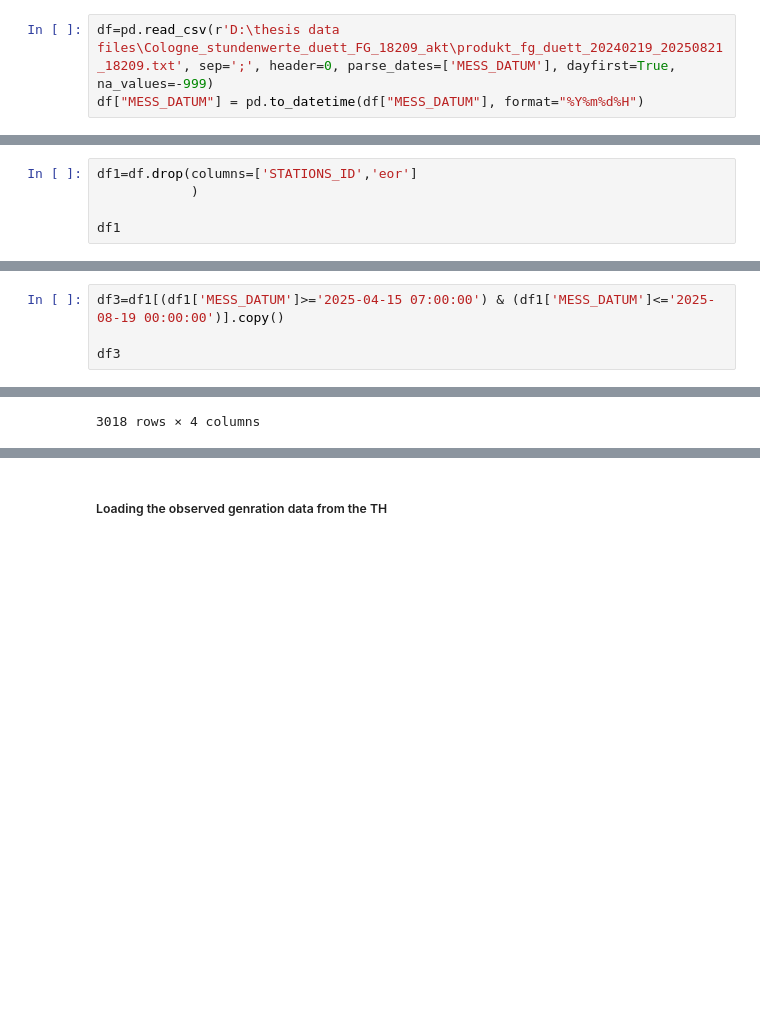
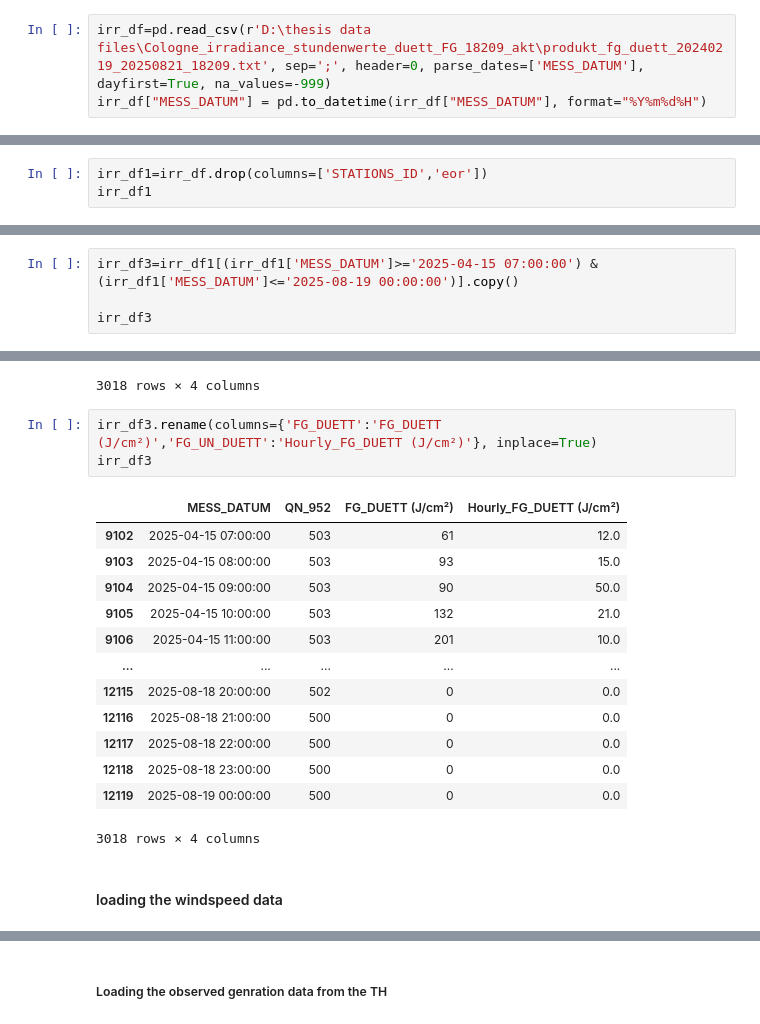
Before and after one commit to AshwinkumarKadam/DWD_weather_forecast_data_pull_automation_Job, a Jupyter notebook: model.ipynb, the cells around one changed output, grey strips where cells are left out. Saved outputs shown, nothing was run; the diff lists cells and outputs as text; blank space fills up the shorter version.

Commit message:
add windspeed data pipeline and data cleaning

```diff
--- a/model.ipynb
+++ b/model.ipynb
@@ -13,3 +15,3 @@ import plotly.express as px
 # %%
-df=pd.read_csv(r'D:\thesis data files\Cologne_stundenwerte_duett_FG_18209_akt\produkt_fg_duett_20240219_20250821_18209.txt', sep=';', header=0, parse_dates=['MESS_DATUM'], dayfirst=True, na_values=-999)
-df["MESS_DATUM"] = pd.to_datetime(df["MESS_DATUM"], format="%Y%m%d%H")
+irr_df=pd.read_csv(r'D:\thesis data files\Cologne_irradiance_stundenwerte_duett_FG_18209_akt\produkt_fg_duett_20240219_20250821_18209.txt', sep=';', header=0, parse_dates=['MESS_DATUM'], dayfirst=True, na_values=-999)
+irr_df["MESS_DATUM"] = pd.to_datetime(irr_df["MESS_DATUM"], format="%Y%m%d%H")
@@ -16,10 +20,8 @@ df["MESS_DATUM"] = pd.to_datetime(df["MESS_DATUM"], format="%Y%m%d%H")
 # %% [markdown]
 ##### Removing the non necessary columns
 # %%
-df1=df.drop(columns=['STATIONS_ID','eor']
-            )
-
-df1
+irr_df1=irr_df.drop(columns=['STATIONS_ID','eor'])
+irr_df1
 # %% [output]
 |  | MESS_DATUM | QN_952 | FG_DUETT | FG_UN_DUETT |
 | 0 | 2024-04-01 01:00:00 | 500 | 0 | NaN |
@@ -37,9 +39,9 @@ df1
 # %% [markdown]
 ##### filtering the data only for the period for which we have observed gen data form the TH i.e. from 2025-04-15 07:00:00 to 2025-08-19 00:00:00
 # %%
-df3=df1[(df1['MESS_DATUM']>='2025-04-15 07:00:00') & (df1['MESS_DATUM']<='2025-08-19 00:00:00')].copy()
+irr_df3=irr_df1[(irr_df1['MESS_DATUM']>='2025-04-15 07:00:00') & (irr_df1['MESS_DATUM']<='2025-08-19 00:00:00')].copy()
 
-df3
+irr_df3
 # %% [output]
 |  | MESS_DATUM | QN_952 | FG_DUETT | FG_UN_DUETT |
 | 9102 | 2025-04-15 07:00:00 | 503 | 61 | 12.0 |
@@ -54,3 +56,22 @@ df3
 | 12118 | 2025-08-18 23:00:00 | 500 | 0 | 0.0 |
 | 12119 | 2025-08-19 00:00:00 | 500 | 0 | 0.0 |
 3018 rows × 4 columns
+# %%
+irr_df3.rename(columns={'FG_DUETT':'FG_DUETT (J/cm²)','FG_UN_DUETT':'Hourly_FG_DUETT (J/cm²)'}, inplace=True)
+irr_df3
+# %% [output]
+|  | MESS_DATUM | QN_952 | FG_DUETT (J/cm²) | Hourly_FG_DUETT (J/cm²) |
+| 9102 | 2025-04-15 07:00:00 | 503 | 61 | 12.0 |
+| 9103 | 2025-04-15 08:00:00 | 503 | 93 | 15.0 |
+| 9104 | 2025-04-15 09:00:00 | 503 | 90 | 50.0 |
+| 9105 | 2025-04-15 10:00:00 | 503 | 132 | 21.0 |
+| 9106 | 2025-04-15 11:00:00 | 503 | 201 | 10.0 |
+| ... | ... | ... | ... | ... |
+| 12115 | 2025-08-18 20:00:00 | 502 | 0 | 0.0 |
+| 12116 | 2025-08-18 21:00:00 | 500 | 0 | 0.0 |
+| 12117 | 2025-08-18 22:00:00 | 500 | 0 | 0.0 |
+| 12118 | 2025-08-18 23:00:00 | 500 | 0 | 0.0 |
+| 12119 | 2025-08-19 00:00:00 | 500 | 0 | 0.0 |
+3018 rows × 4 columns
+# %% [markdown]
+#### loading the windspeed data
```
Also changed, not shown: parts of 8 cells of this notebook.
